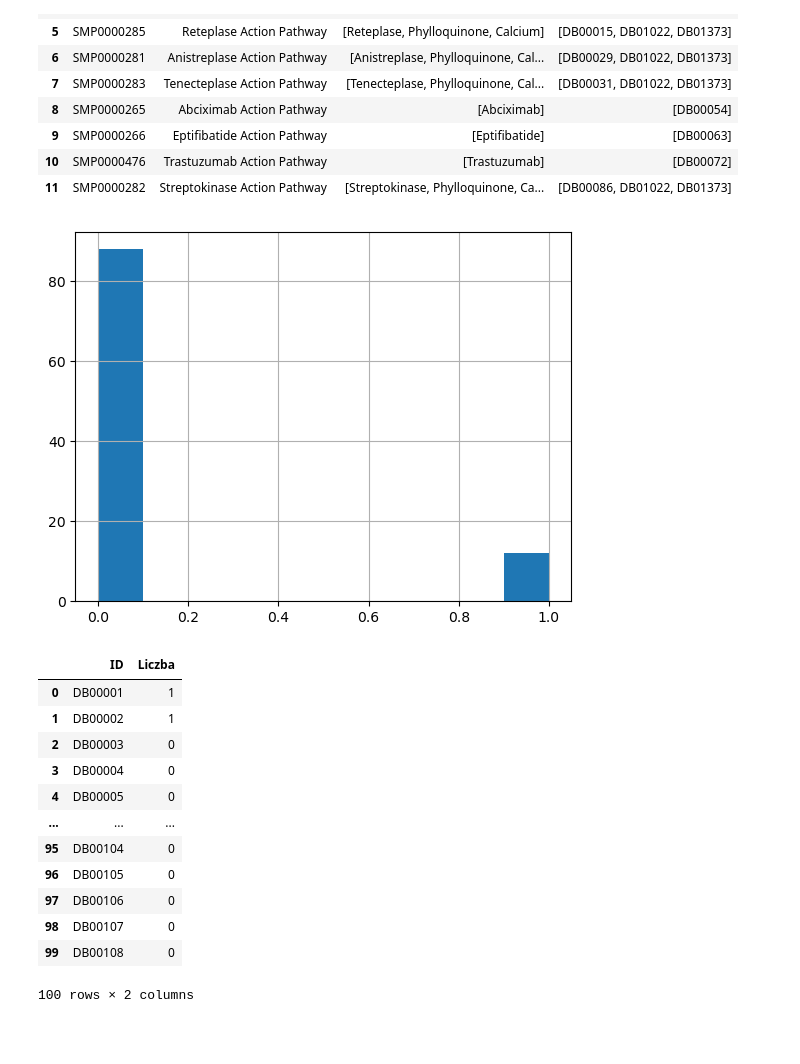
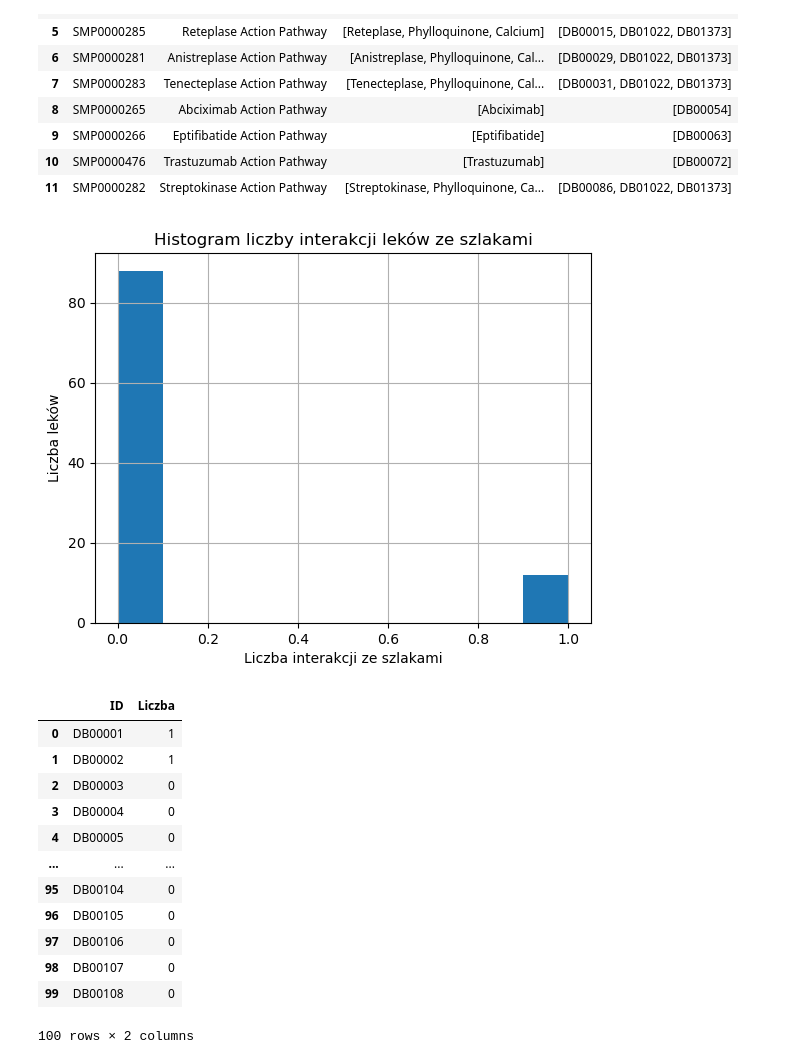
Before and after one commit to pstol123/drugbank-explorer, a Jupyter notebook: 1.ipynb, the cells around one changed output. Saved outputs shown, nothing was run; the diff lists cells and outputs as text; code cells hidden in the pictures; blank space fills up the shorter version.

```diff
--- a/1.ipynb
+++ b/1.ipynb
@@ -344,36 +344,47 @@ for lek in data:
 
     for i in bloki:
         interakcje += i.find_all('food-interaction')
 
     lek_info = {
         'ID' : lek.find(lambda atr: atr.name == 'drugbank-id' and atr.has_attr('primary')).text,
     }
     wiersze.append(lek_info)
 
 wynik = pd.DataFrame(wiersze)
 wynik['Liczba'] = 0
 
 data = soup.find_all(lambda lek: lek.name == 'drug' and lek.has_attr('xmlns'))
 
 wiersze = []
 for lek in data:
     grupy_szlakow = lek.find_all('pathways')
     for lista_szlakow in grupy_szlakow:
         szlaki = lista_szlakow.find_all('pathway')
         for szlak in szlaki:
             nazwy_lekow = []
             id_lekow = []
 
             for leki in szlak.find_all('drugs'):
                 for lek in leki.find_all('drug'):
-                    print(lek.find('drugbank-id').text)
-                    wynik.loc[wynik['ID'] == lek.find('drugbank-id').text, 'Liczba'] += 1
+                    id = lek.find('drugbank-id').text
+                    pom = wynik.loc[wynik['ID'] == id, 'Liczba']
+                    if(pom.empty):
+                        continue
+                        #gdy chcemu uwzględnić również leki niebędące w 100 opisanych:
+                        #wynik.loc[len(wynik)] = [id, 0]
+                    wynik.loc[wynik['ID'] == id, 'Liczba'] +=1
 
 wynik['Liczba'].hist()
+
+plt.title('Histogram liczby interakcji leków ze szlakami')
+plt.xlabel('Liczba interakcji ze szlakami')
+plt.ylabel('Liczba leków')
+
 plt.show()
+
 wynik
 # %% [output]
-[figure, old version]
+[figure, new version]
 |  | ID | Liczba |
 | 0 | DB00001 | 1 |
 | 1 | DB00002 | 1 |
```
Also changed, not shown: parts of 1 cell of this notebook.
